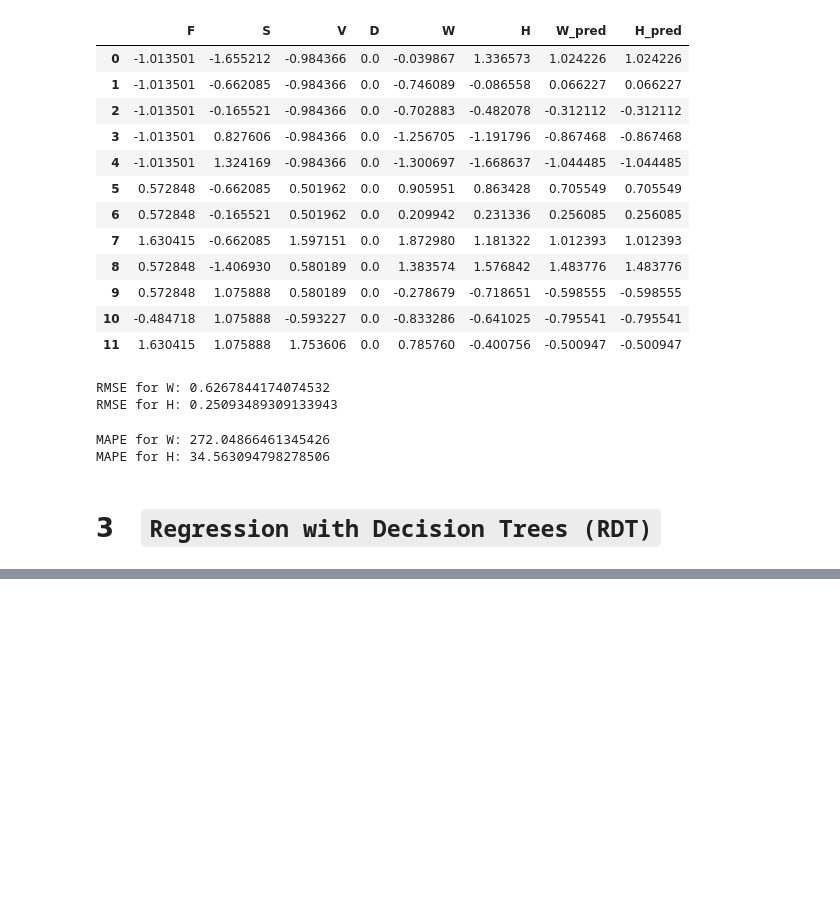
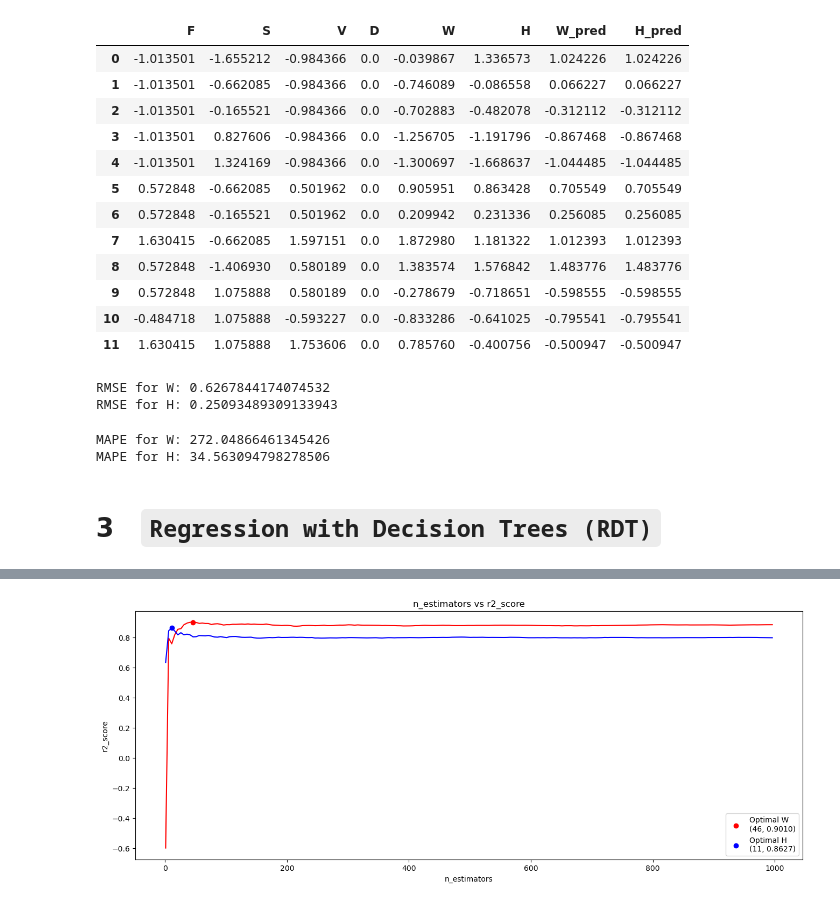
Before and after one commit to sokosaa/Machine-Learning-in-Mechanical-Engineering, a Jupyter notebook: HW3/HW3.ipynb, the cells around one changed output, grey strips where cells are left out. Drawn from its saved outputs; the diff is of its cells as text; code cells hidden in the pictures; blank space fills up the shorter version.

```diff
--- a/HW3/HW3.ipynb
+++ b/HW3/HW3.ipynb
@@ -420,0 +622,24 @@ MAPE for H: 34.563094798278506
+# %%
+# Find the index of the maximum R^2 score for each target variable
+max_index_W = np.argmax(r2_scores_W)
+max_index_H = np.argmax(r2_scores_H)
+
+# Get the optimal number of estimators and the corresponding R^2 scores
+optimal_n_estimators_W = n_estimators[max_index_W]
+optimal_r2_score_W = r2_scores_W[max_index_W]
+optimal_n_estimators_H = n_estimators[max_index_H]
+optimal_r2_score_H = r2_scores_H[max_index_H]
+
+# plot n_estimators vs r2_scores
+plt.figure(figsize=(16, 6))
+plt.plot(n_estimators, r2_scores_W, color='red')
+plt.plot(n_estimators, r2_scores_H, color='blue')
+plt.scatter(optimal_n_estimators_W, optimal_r2_score_W, color='red', label=f'Optimal W\n({optimal_n_estimators_W}, {optimal_r2_score_W:.4f})')
+plt.scatter(optimal_n_estimators_H, optimal_r2_score_H, color='blue', label=f'Optimal H\n({optimal_n_estimators_H}, {optimal_r2_score_H:.4f})')
+plt.title('n_estimators vs r2_score')
+plt.xlabel('n_estimators')
+plt.ylabel('r2_score')
+plt.legend()
+plt.show()
+# %% [output]
+[figure, added]
```
Also changed, not shown: parts of 20 cells of this notebook, 1 other file.
